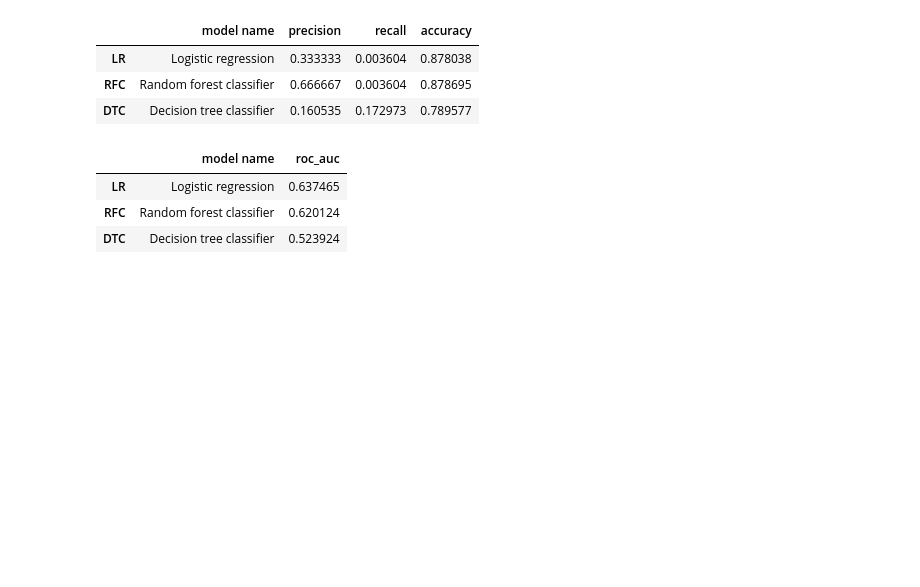
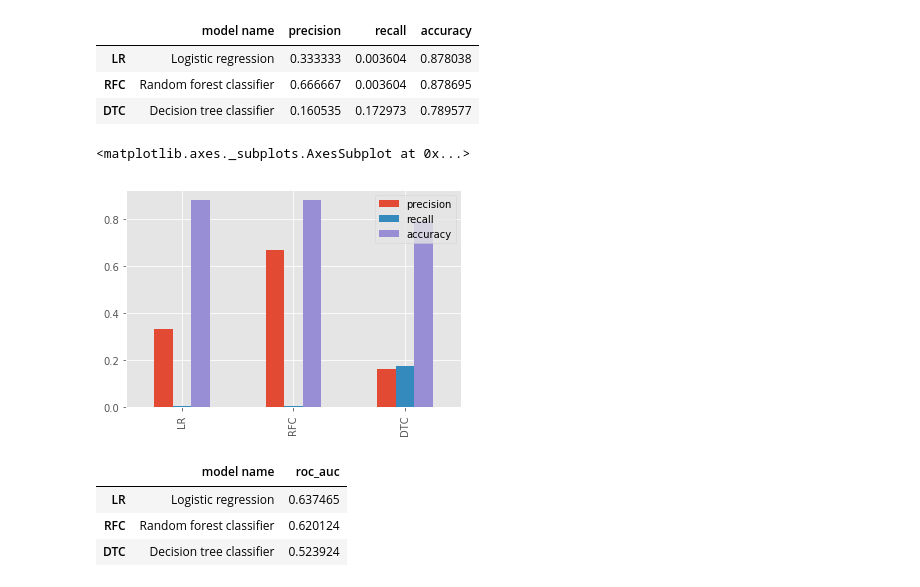
Before and after one commit to asovit/sfml, a Jupyter notebook: hw2-task.ipynb, the cells around one changed output. Drawn from its saved outputs; the diff is of its cells as text; code cells hidden in the pictures; blank space fills up the shorter version.

```diff
--- a/hw2-task.ipynb
+++ b/hw2-task.ipynb
@@ -371,10 +371,11 @@ results
 # %%
 # Визуализировать эти метрики всех моделей на одном графике (чтоб визуально сравнить)
 # Возможно вас удивит качество! Но задача подобрана специально ;) Такое качество тоже бывает
 
-#_, ax_plots = plt.subplots(figsize=(20, 5))
-
-#TODO
+results.plot(kind='bar', legend=True)
+# %% [output]
+<matplotlib.axes._subplots.AxesSubplot at 0x...>
+[figure, added]
 # %%
 # Потроить roc-кривые всех моделей на одном графике
 # Вывести roc_auc каждой модели
```
Also changed, not shown: parts of 5 cells of this notebook.
